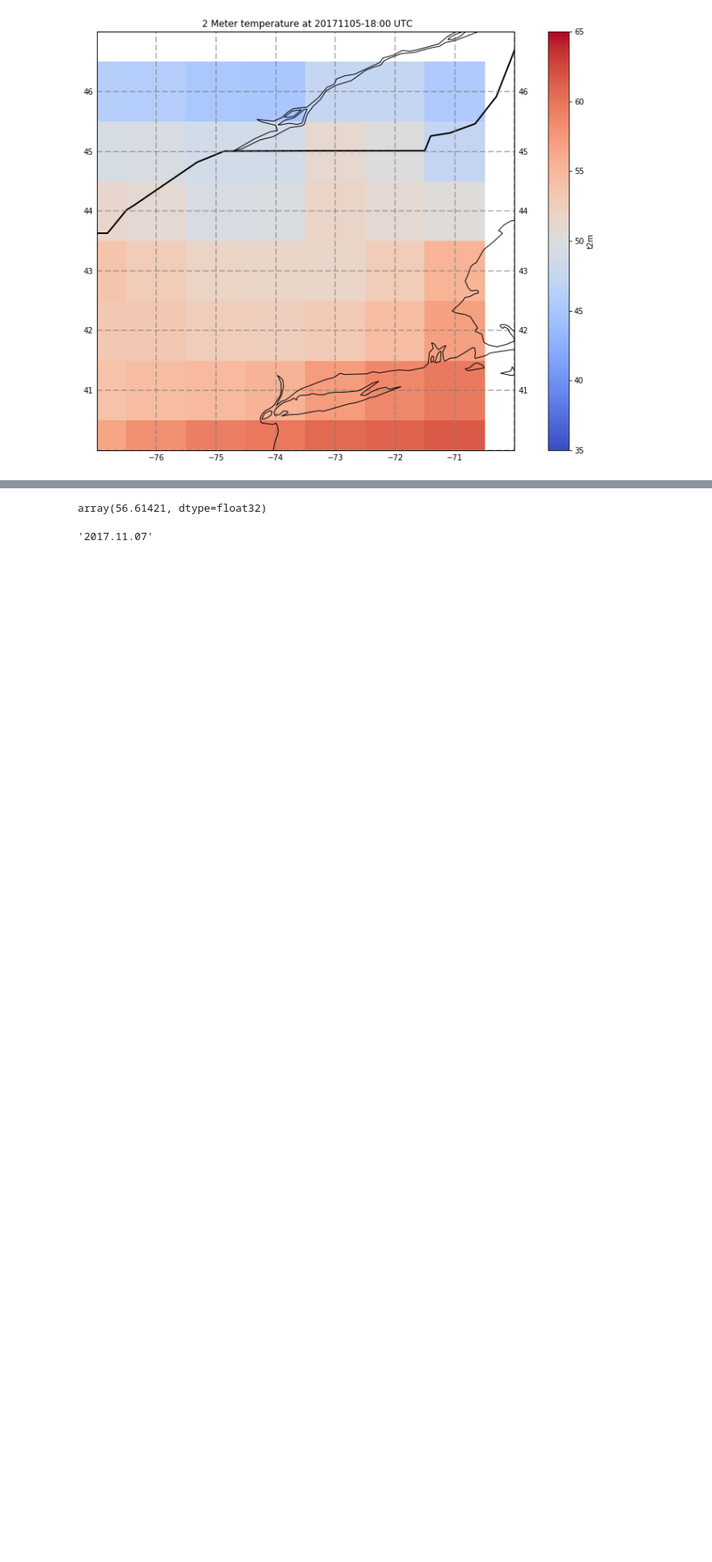
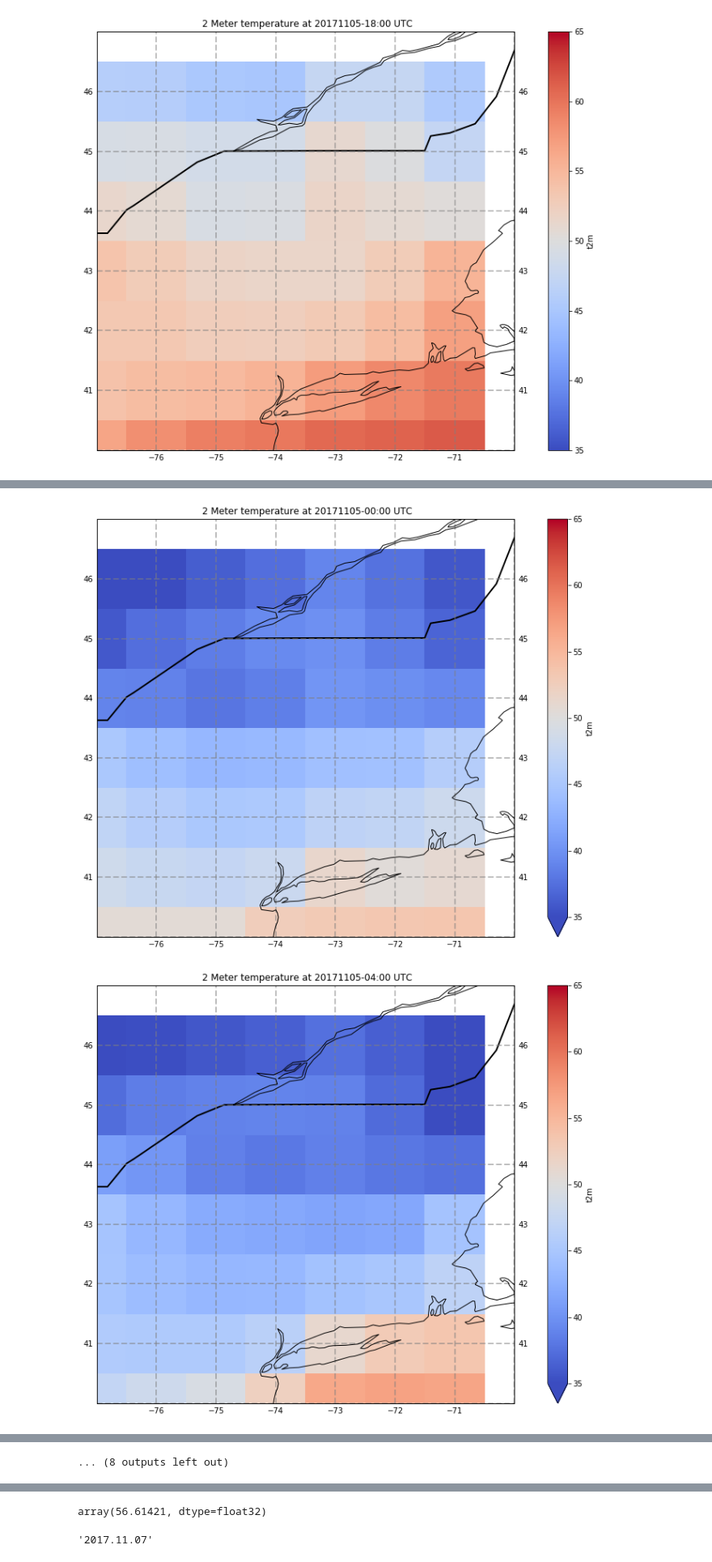
Before and after one commit to EVS-ATMOS/precip_change, a Jupyter notebook: notebooks/blocked-reanalysis.ipynb, the cells around one changed output, grey strips where cells are left out. Shown at 81% size. Drawn from its saved outputs; the diff is of its cells as text; code cells hidden in the pictures; blank space fills up the shorter version.

Commit message:
ADD: interp

```diff
--- a/notebooks/blocked-reanalysis.ipynb
+++ b/notebooks/blocked-reanalysis.ipynb
@@ -98,0 +97,57 @@ foo.shape
+# %%
+for this_time in pd.date_range('2017-11-05', freq='4H', periods=20):
+    itime = pd.date_range('2017-11-05', freq='4H', periods=20)
+    extent = (-70., -77., 40., 47.)
+    #points = [(35.25 , -97.1), (40, -105)]
+    points = [(extent[2] , extent[1]), (extent[3], extent[0])]
+    lats, lons = map(np.array, zip(*points))
+    interp_era = era.interp(coords={'time': itime})
+    subset = interp_era.where((lons[0] <  interp_era.longitude) & (interp_era.longitude < lons[1]) & (lats[0] < interp_era.latitude) & (era.latitude < lats[1]), drop=True)
+    #subset = era.sel(longitude=lons, latitude=lats, method='nearest')
+    myair = (subset.sel(time=this_time, method='nearest').t2m - 273.15)*9./5. + 32.
+
+    block_lats = np.arange(extent[2],extent[3], 1)
+    block_lons = np.arange(extent[1],extent[0], 1)
+    foo = myair.reindex(indexers={'latitude' : block_lats, 'longitude' : block_lons},
+                       method='nearest')
+
+    ts = pd.to_datetime(str(foo.time.data))
+    d = ts.strftime('../data/griddata-interp-7b7-mass-%Y%m%d-%H%M.csv')
+
+    myfile = open(d, 'w')
+    myfile.write('lat,lon,temp2m\n')
+    for i in range(len(foo.latitude)):
+        for j in range(len(foo.longitude)):
+            strg = "{lat},{lon},{t2}\n"
+            myfile.write( strg.format(lat=foo.latitude[i].data,
+                              lon=foo.longitude[j].data,
+                             t2=foo[i,j].data))
+
+    myfile.close()
+
+    fig = plt.figure(figsize=(15.5, 10.))
+
+    proj = ccrs.PlateCarree()
+    ax = plt.axes(projection=proj)
+    foo.plot.pcolormesh(ax=ax, transform=proj,  vmin = 35, vmax = 65, cmap = 'coolwarm')
+
+    state_boundaries = feat.NaturalEarthFeature(category='cultural',
+                                                name='admin_1_states_provinces_lines',
+                                                scale='50m', facecolor='none')
+
+    ax.coastlines(resolution='50m', zorder=2, color='black')
+    ax.add_feature(state_boundaries)
+    ax.add_feature(feat.BORDERS, linewidth=2, edgecolor='black')
+    ax.set_extent(extent)
+    gl = ax.gridlines(crs=proj, draw_labels=True,
+                      linewidth=2, color='gray', alpha=0.5, linestyle='--')
+    gl.xlabels_top = False
+
+    #plt.tight_layout()
+    title = ts.strftime(' 2 Meter temperature at %Y%m%d-%H:%M UTC')
+    plt.title(title)
+    imd = ts.strftime('../images/griddata-interp-mass-%Y%m%d-%H%M.jpg')
+    plt.savefig(imd)
+# %% [output]
+[figure, added]
+[figure, added]
@@ -98,0 +164 @@ foo.shape
+... (8 outputs left out)
```
Also changed, not shown: parts of 10 cells of this notebook.
